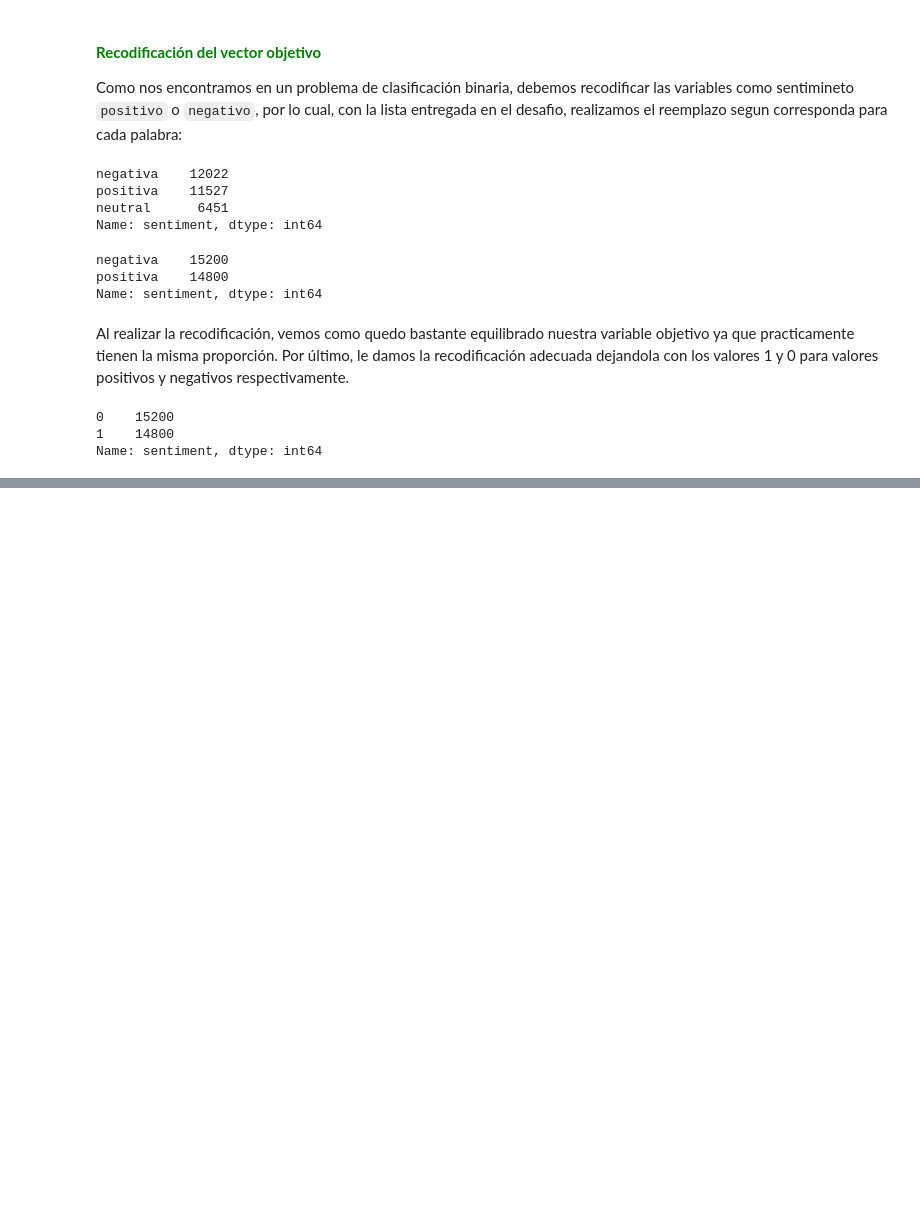
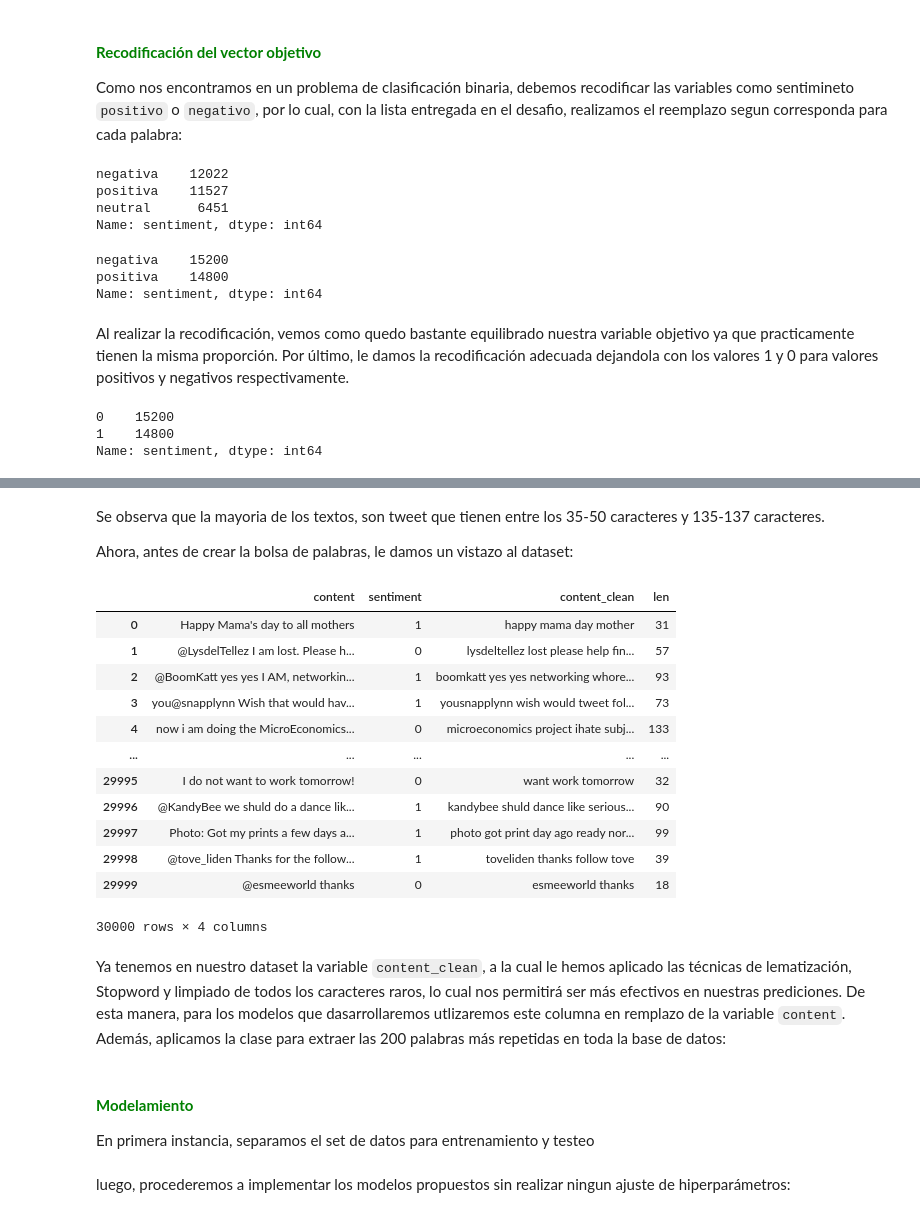
Before and after one commit to rodrigobarrazads/Desafio_Latam, a Jupyter notebook: Modulo3/Prueba/analisis_sentimiento.ipynb, the cells around one changed output, grey strips where cells are left out. Saved outputs shown, nothing was run; the diff lists cells and outputs as text; code cells hidden in the pictures; blank space fills up the shorter version.

```diff
--- a/Modulo3/Prueba/analisis_sentimiento.ipynb
+++ b/Modulo3/Prueba/analisis_sentimiento.ipynb
@@ -212,0 +287,22 @@ Name: sentiment, dtype: int64
+# %% [markdown]
+Se observa que la mayoria de los textos, son tweet que tienen entre los 35-50 caracteres y 135-137 caracteres.
+
+Ahora, antes de crear la bolsa de palabras, le damos un vistazo al dataset:
+# %%
+df
+# %% [output]
+|  | content | sentiment | content_clean | len |
+| 0 | Happy Mama's day to all mothers | 1 | happy mama day mother | 31 |
+| 1 | @LysdelTellez I am lost. Please h... | 0 | lysdeltellez lost please help fin... | 57 |
+| 2 | @BoomKatt yes yes I AM, networkin... | 1 | boomkatt yes yes networking whore... | 93 |
+| 3 | you@snapplynn Wish that would hav... | 1 | yousnapplynn wish would tweet fol... | 73 |
+| 4 | now i am doing the MicroEconomics... | 0 | microeconomics project ihate subj... | 133 |
+| ... | ... | ... | ... | ... |
+| 29995 | I do not want to work tomorrow! | 0 | want work tomorrow | 32 |
+| 29996 | @KandyBee we shuld do a dance lik... | 1 | kandybee shuld dance like serious... | 90 |
+| 29997 | Photo: Got my prints a few days a... | 1 | photo got print day ago ready nor... | 99 |
+| 29998 | @tove_liden Thanks for the follow... | 1 | toveliden thanks follow tove | 39 |
+| 29999 | @esmeeworld thanks | 0 | esmeeworld thanks | 18 |
+30000 rows × 4 columns
+# %% [markdown]
+Ya tenemos en nuestro dataset la variable `content_clean`, a la cual le hemos aplicado las técnicas de lematización, Stopword y limpiado de todos los caracteres raros, lo cual nos permitirá ser más efectivos en nuestras prediciones. De esta manera, para los modelos que dasarrollaremos utlizaremos este columna en remplazo de la variable `content`. Además, aplicamos la clase para extraer las 200 palabras más repetidas en toda la base de datos:
@@ -212,0 +326,4 @@ Name: sentiment, dtype: int64
+# %% [markdown]
+#### **<font color='green'>Modelamiento</font>**
+
+En primera instancia, separamos el set de datos para entrenamiento y testeo
@@ -212,0 +334,2 @@ Name: sentiment, dtype: int64
+# %% [markdown]
+luego, procederemos a implementar los modelos propuestos sin realizar ningun ajuste de hiperparámetros:
```
Also changed, not shown: parts of 36 cells of this notebook, 1 other file.
